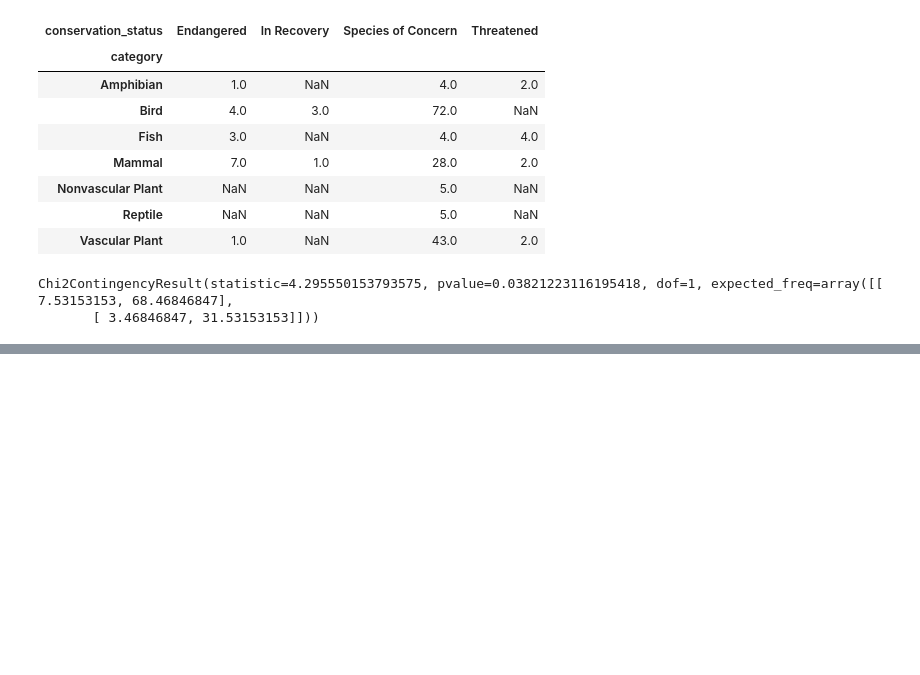
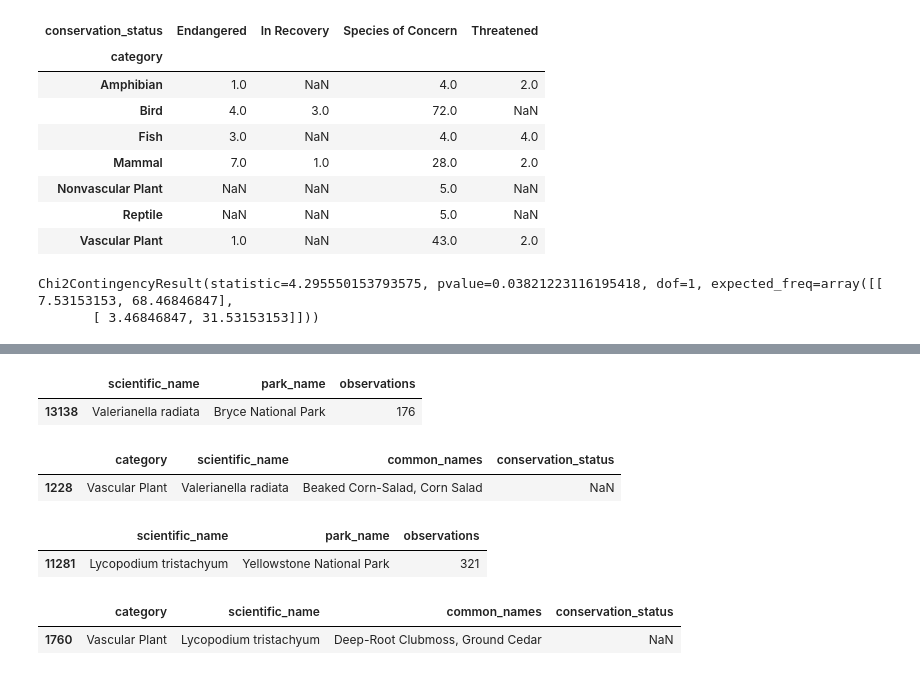
Before and after one commit to adowd11/codecademy, a Jupyter notebook: biodiversity_starter/biodiversity.ipynb, the cells around one changed output, grey strips where cells are left out. Saved outputs shown, nothing was run; the diff lists cells and outputs as text; code cells hidden in the pictures; blank space fills up the shorter version.

```diff
--- a/biodiversity_starter/biodiversity.ipynb
+++ b/biodiversity_starter/biodiversity.ipynb
@@ -141,0 +188,20 @@ Chi2ContingencyResult(statistic=4.295550153793575, pvalue=0.03821223116195418, d
+# %%
+bnp.loc[bnp['observations'] == bnp['observations'].max()]
+# %% [output]
+|  | scientific_name | park_name | observations |
+| 13138 | Valerianella radiata | Bryce National Park | 176 |
+# %%
+species.loc[species['scientific_name'] == 'Valerianella radiata']
+# %% [output]
+|  | category | scientific_name | common_names | conservation_status |
+| 1228 | Vascular Plant | Valerianella radiata | Beaked Corn-Salad, Corn Salad | NaN |
+# %%
+yelnp.loc[yelnp['observations'] == yelnp['observations'].max()]
+# %% [output]
+|  | scientific_name | park_name | observations |
+| 11281 | Lycopodium tristachyum | Yellowstone National Park | 321 |
+# %%
+species.loc[species['scientific_name'] == 'Lycopodium tristachyum']
+# %% [output]
+|  | category | scientific_name | common_names | conservation_status |
+| 1760 | Vascular Plant | Lycopodium tristachyum | Deep-Root Clubmoss, Ground Cedar | NaN |
```
Also changed, not shown: parts of 7 cells of this notebook, 1 other file.
